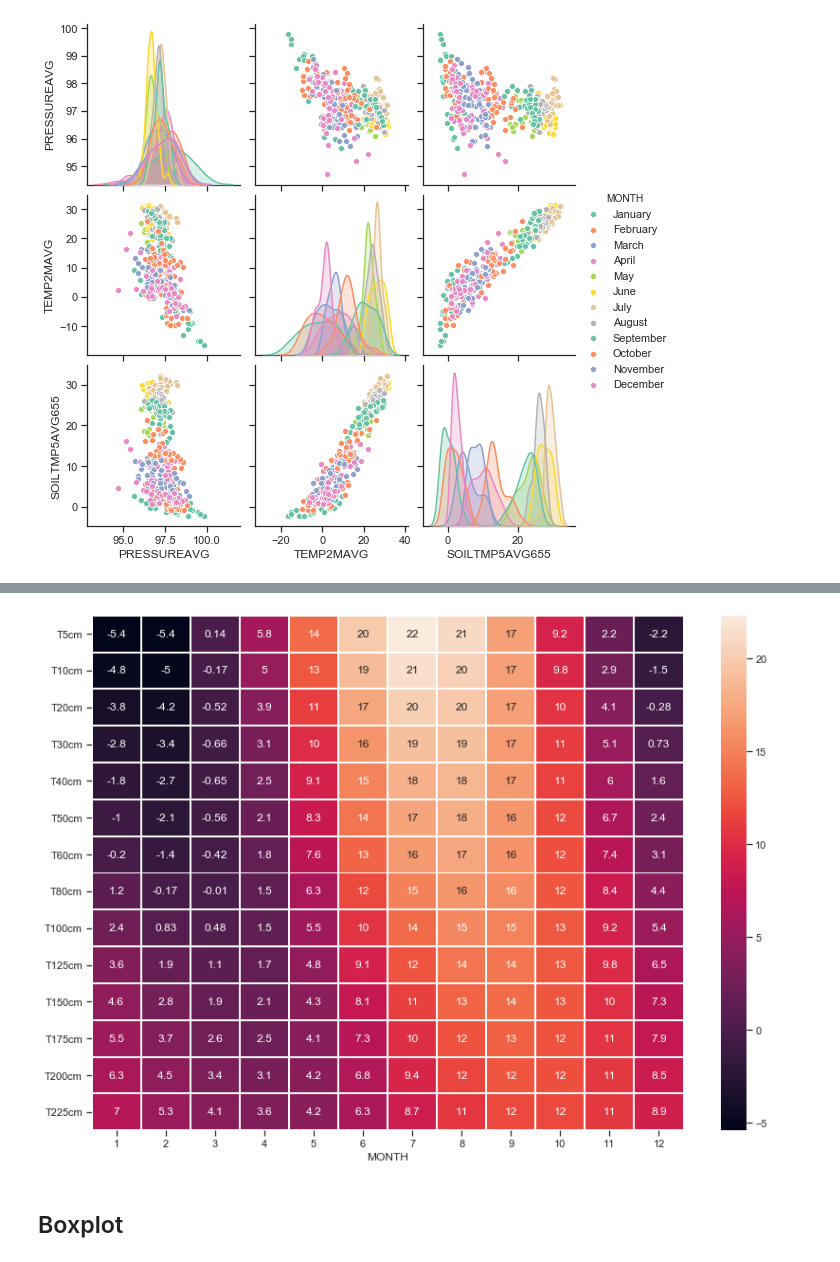
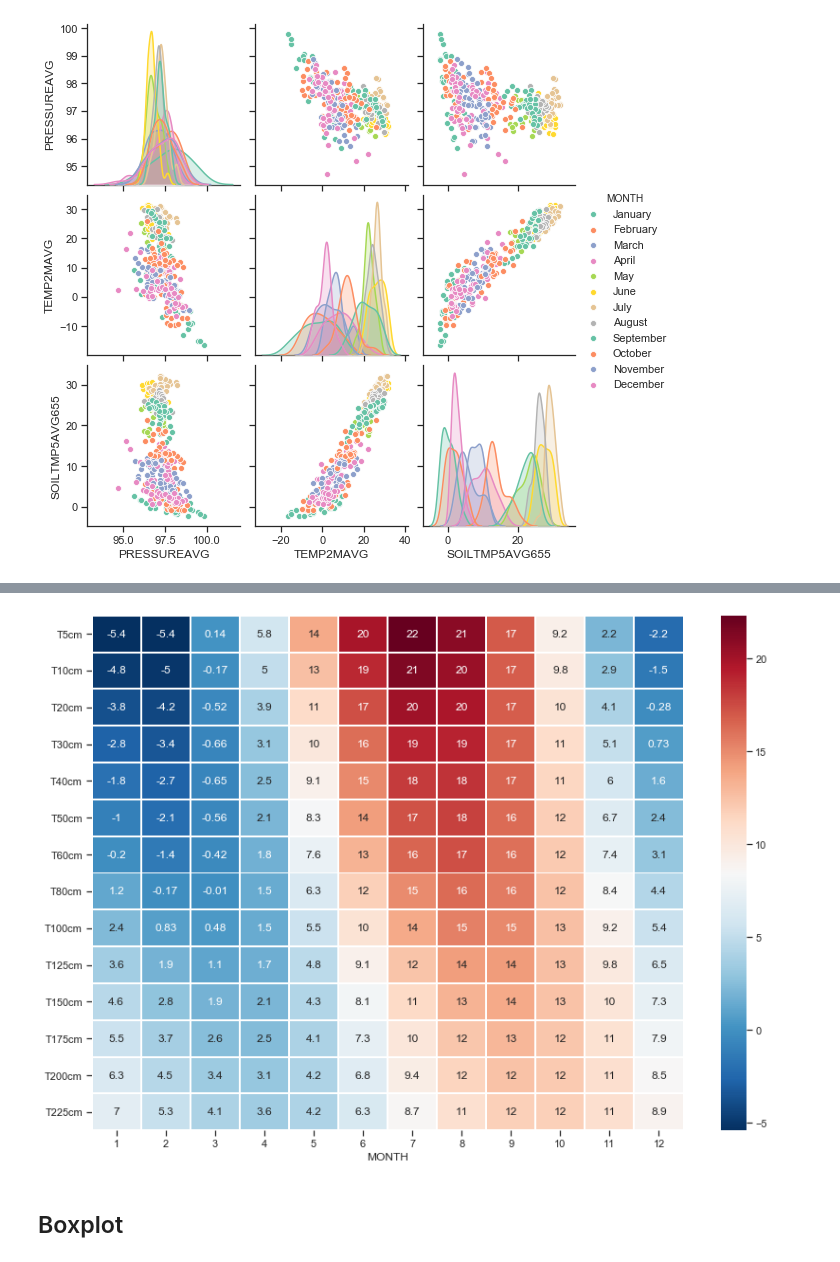
Before and after one commit to andres-patrignani/pynotes, a Jupyter notebook: notebooks/seaborn_module.ipynb, the cells around one changed output, grey strips where cells are left out. Cells and saved outputs as stored; diff of their text form; code cells hidden in the pictures.

```diff
--- a/notebooks/seaborn_module.ipynb
+++ b/notebooks/seaborn_module.ipynb
@@ -66,9 +97,10 @@ df_grouped
 # %%
+# Create Heatmap
 plt.figure(figsize=(14,10))
-sns.heatmap(df_grouped.T, annot=True, linewidths=1)
+sns.heatmap(df_grouped.T, annot=True, linewidths=1, cmap="RdBu_r")
 plt.show()
 # %% [output]
-[figure, old version]
+[figure, new version]
 # %% [markdown]
 ## Boxplot
 # %%
```
Also changed, not shown: parts of 11 cells of this notebook, 3 other files.
